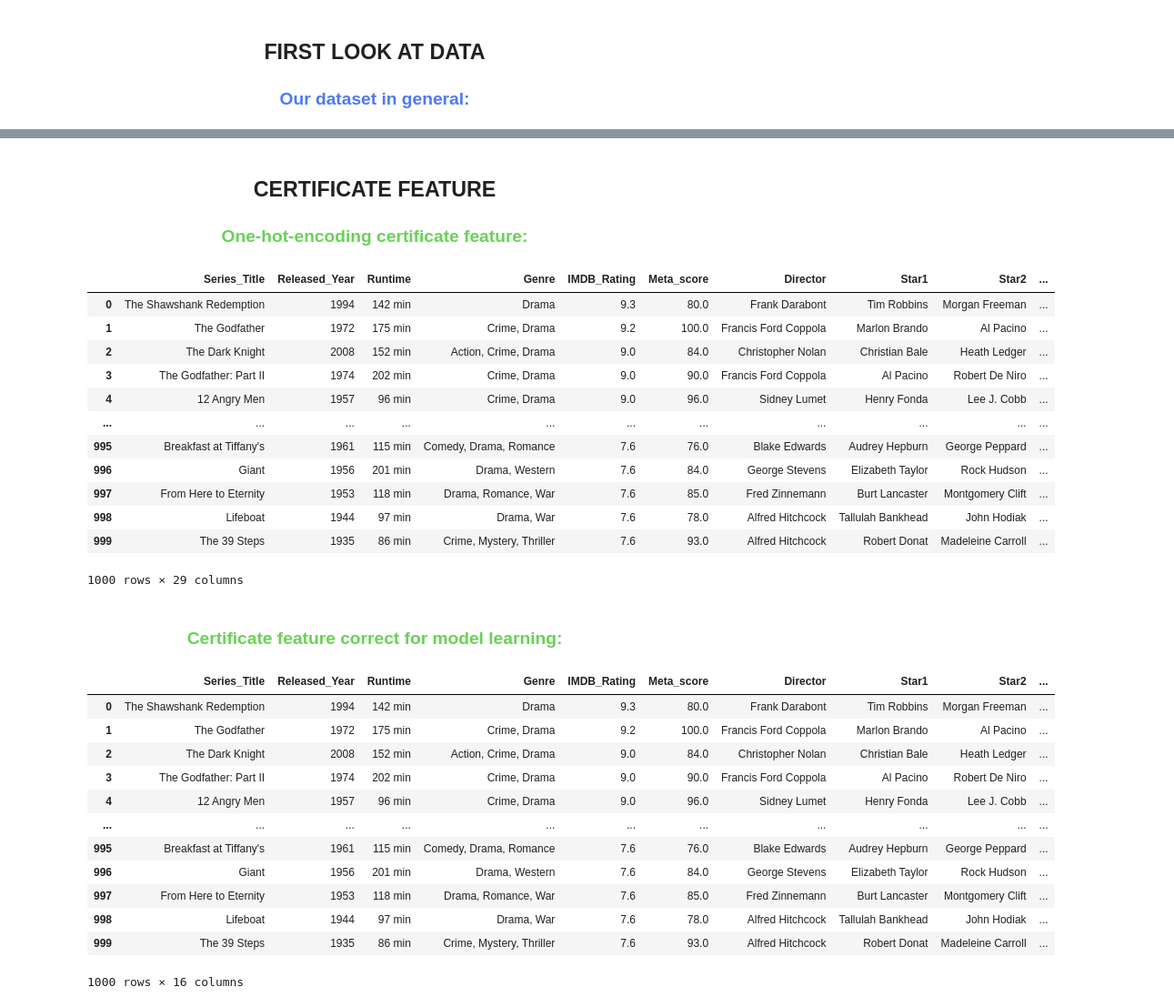
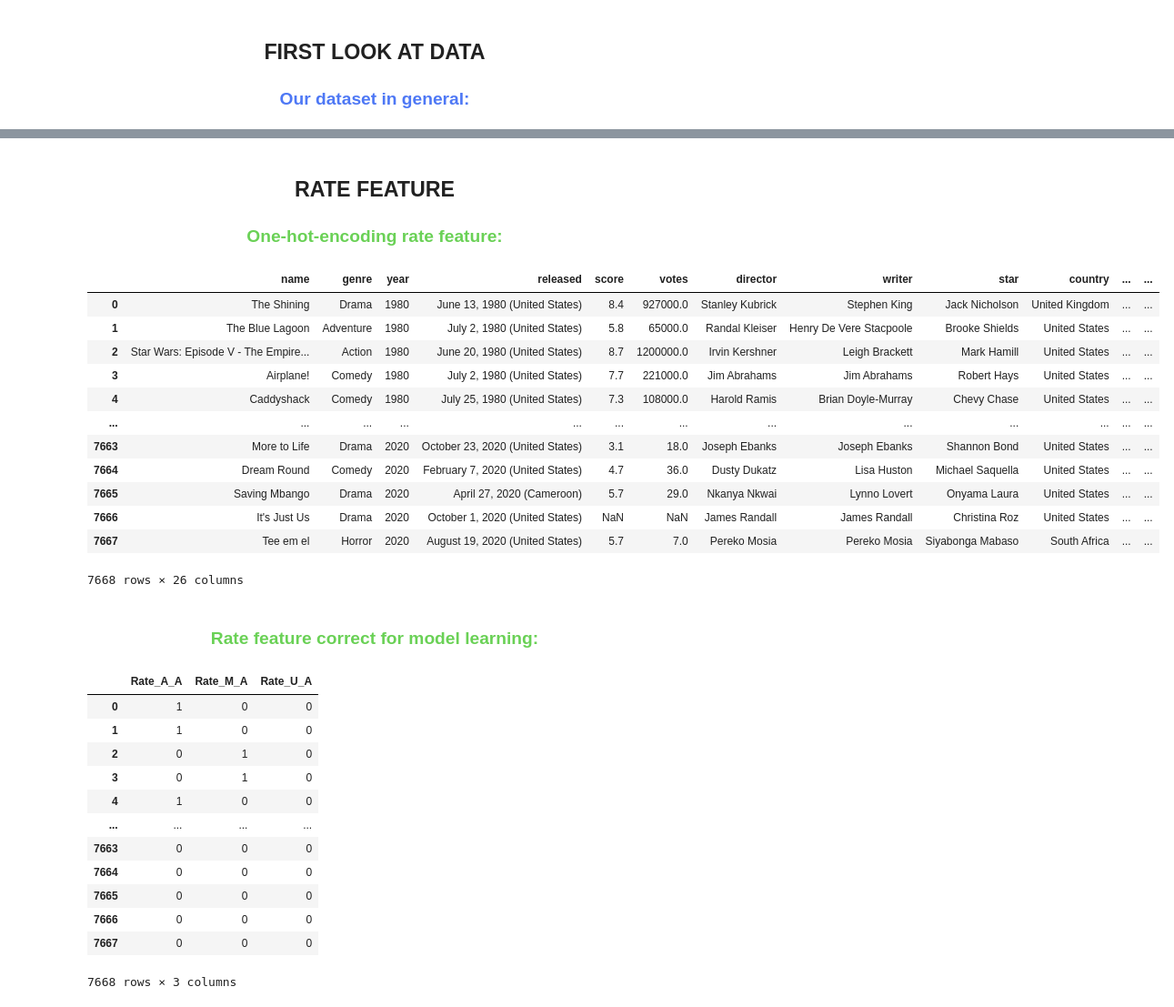
Before and after one commit to Kasterov/BestMovieAnalyzer, a Jupyter notebook: Model_movie_page.ipynb, the cells around one changed output, grey strips where cells are left out. Shown at 91% size. Saved outputs shown, nothing was run; the diff lists cells and outputs as text; code cells hidden in the pictures.

```diff
--- a/Model_movie_page.ipynb
+++ b/Model_movie_page.ipynb
@@ -10,6 +10,6 @@ from sklearn.ensemble import RandomForestClassifier
 <h3 align = "center"><font color='#4e78f5'>Our dataset in general:</font></h3>
 # %%
 #First look at head of dataset:
-movie_df_all = pd.read_csv('imdb_top_1000.csv')
+movie_df_all = pd.read_csv('movieset_6800.csv')
 movie_df_all.shape
 # %% [output]
@@ -46,21 +44,22 @@ movie_df
 # %% [markdown]
-<h2 align = "center"><font>CERTIFICATE FEATURE</font></h2>
-<h3 align = "center"><font color='#6ad156'>One-hot-encoding certificate feature:</font></h3>
+<h2 align = "center"><font>RATE FEATURE</font></h2>
+<h3 align = "center"><font color='#6ad156'>One-hot-encoding rate feature:</font></h3>
 # %%
-movie_df_ohe = pd.get_dummies(movie_df, columns = ['Certificate'])
+#Sepparte columns with rate
+movie_df_ohe = pd.get_dummies(movie_df_all, columns = ['rating'])
 movie_df_ohe
 # %% [output]
-|  | Series_Title | Released_Year | Runtime | Genre | IMDB_Rating | Meta_score | Director | Star1 | Star2 | ... |
-| 0 | The Shawshank Redemption | 1994 | 142 min | Drama | 9.3 | 80.0 | Frank Darabont | Tim Robbins | Morgan Freeman | ... |
-| 1 | The Godfather | 1972 | 175 min | Crime, Drama | 9.2 | 100.0 | Francis Ford Coppola | Marlon Brando | Al Pacino | ... |
-| 2 | The Dark Knight | 2008 | 152 min | Action, Crime, Drama | 9.0 | 84.0 | Christopher Nolan | Christian Bale | Heath Ledger | ... |
-| 3 | The Godfather: Part II | 1974 | 202 min | Crime, Drama | 9.0 | 90.0 | Francis Ford Coppola | Al Pacino | Robert De Niro | ... |
-| 4 | 12 Angry Men | 1957 | 96 min | Crime, Drama | 9.0 | 96.0 | Sidney Lumet | Henry Fonda | Lee J. Cobb | ... |
-| ... | ... | ... | ... | ... | ... | ... | ... | ... | ... | ... |
-| 995 | Breakfast at Tiffany's | 1961 | 115 min | Comedy, Drama, Romance | 7.6 | 76.0 | Blake Edwards | Audrey Hepburn | George Peppard | ... |
-| 996 | Giant | 1956 | 201 min | Drama, Western | 7.6 | 84.0 | George Stevens | Elizabeth Taylor | Rock Hudson | ... |
-| 997 | From Here to Eternity | 1953 | 118 min | Drama, Romance, War | 7.6 | 85.0 | Fred Zinnemann | Burt Lancaster | Montgomery Clift | ... |
-| 998 | Lifeboat | 1944 | 97 min | Drama, War | 7.6 | 78.0 | Alfred Hitchcock | Tallulah Bankhead | John Hodiak | ... |
-| 999 | The 39 Steps | 1935 | 86 min | Crime, Mystery, Thriller | 7.6 | 93.0 | Alfred Hitchcock | Robert Donat | Madeleine Carroll | ... |
+|  | name | genre | year | released | score | votes | director | writer | star | country | ... | ... |
+| 0 | The Shining | Drama | 1980 | June 13, 1980 (United States) | 8.4 | 927000.0 | Stanley Kubrick | Stephen King | Jack Nicholson | United Kingdom | ... | ... |
+| 1 | The Blue Lagoon | Adventure | 1980 | July 2, 1980 (United States) | 5.8 | 65000.0 | Randal Kleiser | Henry De Vere Stacpoole | Brooke Shields | United States | ... | ... |
+| 2 | Star Wars: Episode V - The Empire... | Action | 1980 | June 20, 1980 (United States) | 8.7 | 1200000.0 | Irvin Kershner | Leigh Brackett | Mark Hamill | United States | ... | ... |
+| 3 | Airplane! | Comedy | 1980 | July 2, 1980 (United States) | 7.7 | 221000.0 | Jim Abrahams | Jim Abrahams | Robert Hays | United States | ... | ... |
+| 4 | Caddyshack | Comedy | 1980 | July 25, 1980 (United States) | 7.3 | 108000.0 | Harold Ramis | Brian Doyle-Murray | Chevy Chase | United States | ... | ... |
+| ... | ... | ... | ... | ... | ... | ... | ... | ... | ... | ... | ... | ... |
+| 7663 | More to Life | Drama | 2020 | October 23, 2020 (United States) | 3.1 | 18.0 | Joseph Ebanks | Joseph Ebanks | Shannon Bond | United States | ... | ... |
+| 7664 | Dream Round | Comedy | 2020 | February 7, 2020 (United States) | 4.7 | 36.0 | Dusty Dukatz | Lisa Huston | Michael Saquella | United States | ... | ... |
+| 7665 | Saving Mbango | Drama | 2020 | April 27, 2020 (Cameroon) | 5.7 | 29.0 | Nkanya Nkwai | Lynno Lovert | Onyama Laura | United States | ... | ... |
+| 7666 | It's Just Us | Drama | 2020 | October 1, 2020 (United States) | NaN | NaN | James Randall | James Randall | Christina Roz | United States | ... | ... |
+| 7667 | Tee em el | Horror | 2020 | August 19, 2020 (United States) | 5.7 | 7.0 | Pereko Mosia | Pereko Mosia | Siyabonga Mabaso | South Africa | ... | ... |
-1000 rows × 29 columns
+7668 rows × 26 columns
 # %%
@@ -92,21 +82,21 @@ movie_df_ohe = movie_df_ohe.drop(columns = ['Certificate_U', 'Certificate_TV-14'
 # %% [markdown]
-<h3 align = "center"><font color='#6ad156'>Certificate feature correct for model learning:</font></h3>
+<h3 align = "center"><font color='#6ad156'>Rate feature correct for model learning:</font></h3>
 # %%
 #Current DataSet:
-movie_df_ohe
+movie_df_ohe[["Rate_A_A", "Rate_M_A", "Rate_U_A"]]
 # %% [output]
-|  | Series_Title | Released_Year | Runtime | Genre | IMDB_Rating | Meta_score | Director | Star1 | Star2 | ... |
-| 0 | The Shawshank Redemption | 1994 | 142 min | Drama | 9.3 | 80.0 | Frank Darabont | Tim Robbins | Morgan Freeman | ... |
-| 1 | The Godfather | 1972 | 175 min | Crime, Drama | 9.2 | 100.0 | Francis Ford Coppola | Marlon Brando | Al Pacino | ... |
-| 2 | The Dark Knight | 2008 | 152 min | Action, Crime, Drama | 9.0 | 84.0 | Christopher Nolan | Christian Bale | Heath Ledger | ... |
-| 3 | The Godfather: Part II | 1974 | 202 min | Crime, Drama | 9.0 | 90.0 | Francis Ford Coppola | Al Pacino | Robert De Niro | ... |
-| 4 | 12 Angry Men | 1957 | 96 min | Crime, Drama | 9.0 | 96.0 | Sidney Lumet | Henry Fonda | Lee J. Cobb | ... |
-| ... | ... | ... | ... | ... | ... | ... | ... | ... | ... | ... |
-| 995 | Breakfast at Tiffany's | 1961 | 115 min | Comedy, Drama, Romance | 7.6 | 76.0 | Blake Edwards | Audrey Hepburn | George Peppard | ... |
-| 996 | Giant | 1956 | 201 min | Drama, Western | 7.6 | 84.0 | George Stevens | Elizabeth Taylor | Rock Hudson | ... |
-| 997 | From Here to Eternity | 1953 | 118 min | Drama, Romance, War | 7.6 | 85.0 | Fred Zinnemann | Burt Lancaster | Montgomery Clift | ... |
-| 998 | Lifeboat | 1944 | 97 min | Drama, War | 7.6 | 78.0 | Alfred Hitchcock | Tallulah Bankhead | John Hodiak | ... |
-| 999 | The 39 Steps | 1935 | 86 min | Crime, Mystery, Thriller | 7.6 | 93.0 | Alfred Hitchcock | Robert Donat | Madeleine Carroll | ... |
+|  | Rate_A_A | Rate_M_A | Rate_U_A |
+| 0 | 1 | 0 | 0 |
+| 1 | 1 | 0 | 0 |
+| 2 | 0 | 1 | 0 |
+| 3 | 0 | 1 | 0 |
+| 4 | 1 | 0 | 0 |
+| ... | ... | ... | ... |
+| 7663 | 0 | 0 | 0 |
+| 7664 | 0 | 0 | 0 |
+| 7665 | 0 | 0 | 0 |
+| 7666 | 0 | 0 | 0 |
+| 7667 | 0 | 0 | 0 |
-1000 rows × 16 columns
+7668 rows × 3 columns
 # %%
 #General information about or new columns:
```
Also changed, not shown: parts of 17 cells of this notebook, 3 other files.
